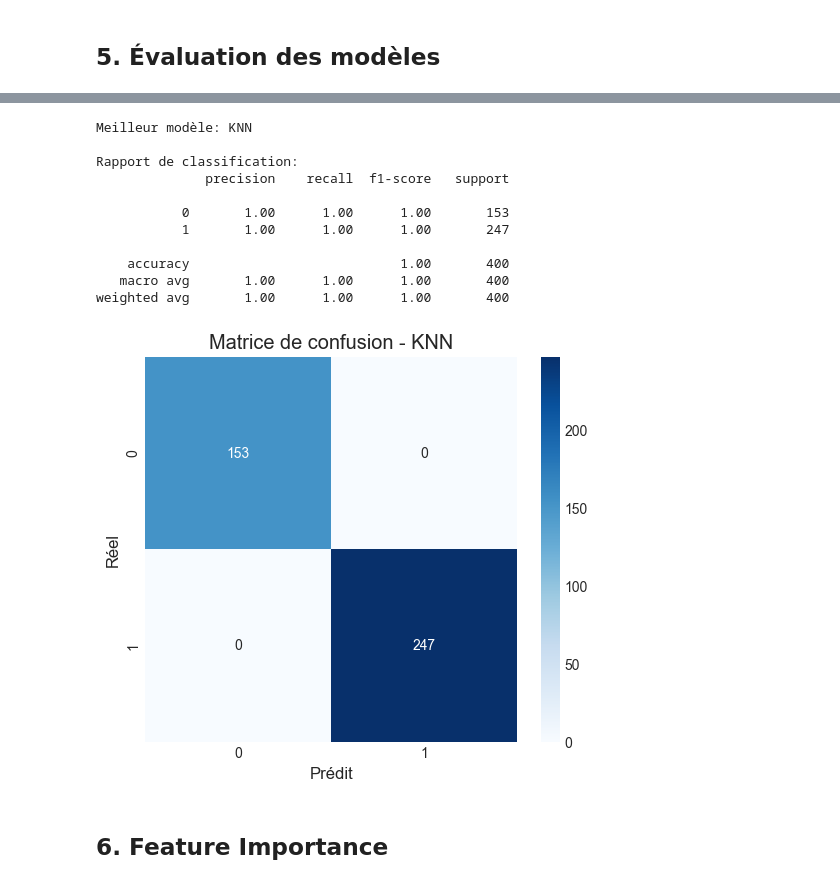
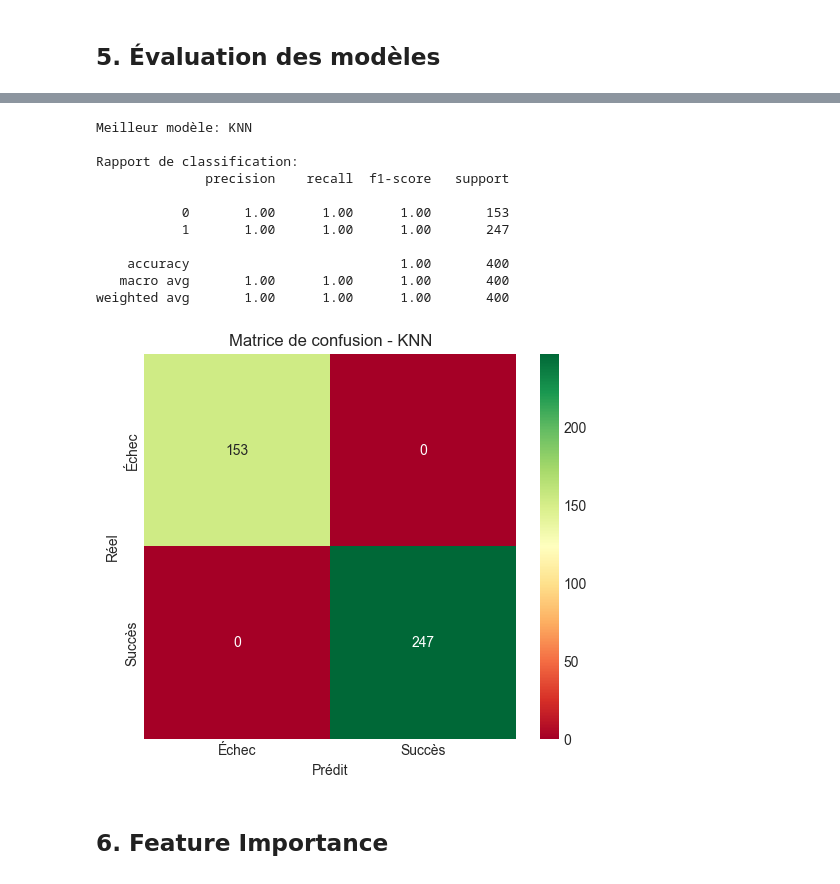
Before and after one commit to ErwanViot/Alyra-FinalProject, a Jupyter notebook: ML-Developper-Productivity/Developer_Productivity.ipynb, the cells around one changed output, grey strips where cells are left out. Saved outputs shown, nothing was run; the diff lists cells and outputs as text; code cells hidden in the pictures.

```diff
--- a/ML-Developper-Productivity/Developer_Productivity.ipynb
+++ b/ML-Developper-Productivity/Developer_Productivity.ipynb
@@ -271,7 +273,7 @@ grid.fit(X_train_scaled, y_train)
 print(f"Meilleurs paramètres: {grid.best_params_}")
 print(f"Score CV: {grid.best_score_:.4f}")
 
-results['Logistic Regression'] = grid.best_estimator_
+results['Régression logistique'] = grid.best_estimator_
 # %% [output]
 Meilleurs paramètres: {'C': 0.1, 'penalty': 'l2', 'solver': 'liblinear'}
 Score CV: 0.9137
@@ -292,7 +294,7 @@ grid.fit(X_train_scaled, y_train)
 print(f"Meilleurs paramètres: {grid.best_params_}")
 print(f"Score CV: {grid.best_score_:.4f}")
 
-results['Decision Tree'] = grid.best_estimator_
+results['Arbre de décision'] = grid.best_estimator_
 # %% [output]
 Meilleurs paramètres: {'max_depth': 5, 'min_samples_leaf': 1, 'min_samples_split': 2}
 Score CV: 0.9802
@@ -430,33 +432,34 @@ plt.show()
 # %%
 # Matrice de confusion du meilleur modèle
 best_model_name = metrics_df.iloc[0]['Modèle']
 best_model = results[best_model_name]
 y_pred_best = best_model.predict(X_test_scaled)
 
 print(f"Meilleur modèle: {best_model_name}")
 print("\nRapport de classification:")
 print(classification_report(y_test, y_pred_best))
 
 plt.figure(figsize=(6, 5))
 cm = confusion_matrix(y_test, y_pred_best)
-sns.heatmap(cm, annot=True, fmt='d', cmap='Blues')
+sns.heatmap(cm, annot=True, fmt='d', cmap='RdYlGn',
+            xticklabels=['Échec', 'Succès'], yticklabels=['Échec', 'Succès'])
 plt.xlabel('Prédit')
 plt.ylabel('Réel')
 plt.title(f'Matrice de confusion - {best_model_name}')
 plt.show()
 # %% [output]
 Meilleur modèle: KNN
 
 Rapport de classification:
               precision    recall  f1-score   support
 
            0       1.00      1.00      1.00       153
            1       1.00      1.00      1.00       247
 
     accuracy                           1.00       400
    macro avg       1.00      1.00      1.00       400
 weighted avg       1.00      1.00      1.00       400
-[figure, old version]
+[figure, new version]
 # %% [markdown]
 ## 6. Feature Importance
 # %%
```
Also changed, not shown: parts of 12 cells of this notebook.
